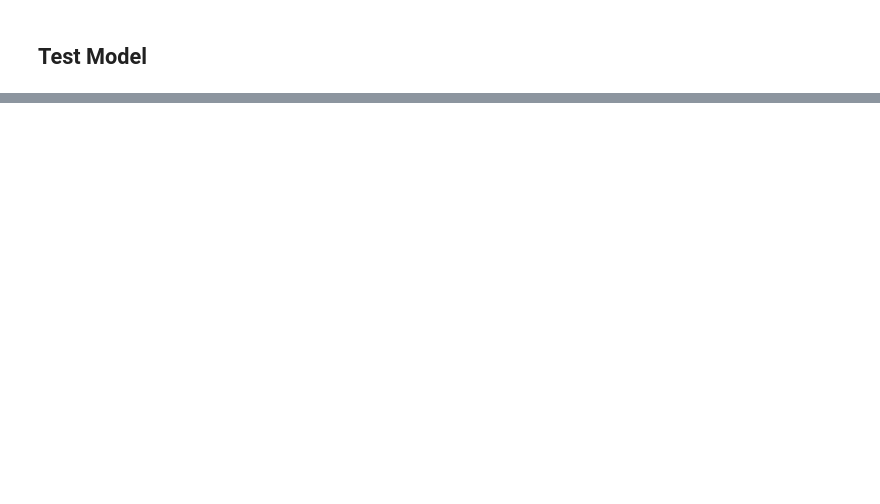
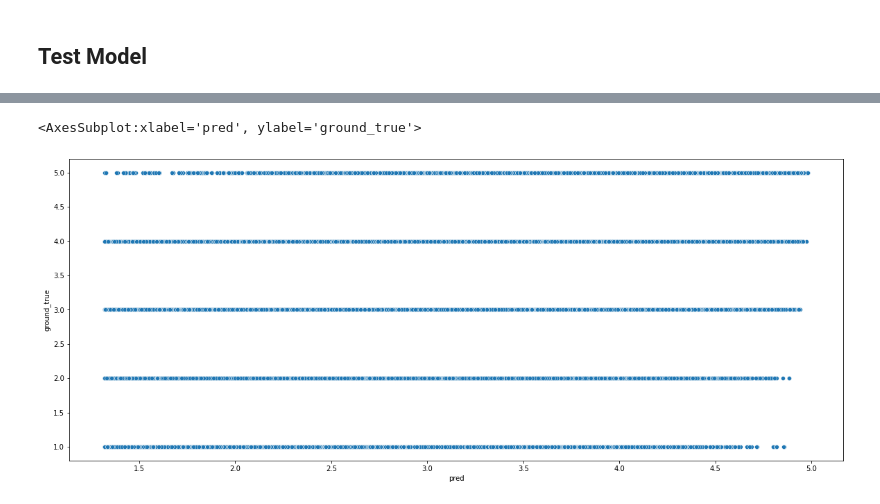
Before and after one commit to emremidilli/Movie-Recommender-System, a Jupyter notebook: Analysis.ipynb, the cells around one changed output, grey strips where cells are left out. Drawn from its saved outputs; the diff is of its cells as text; code cells hidden in the pictures; blank space fills up the shorter version.

```diff
--- a/Analysis.ipynb
+++ b/Analysis.ipynb
@@ -481,0 +420,10 @@ print('MSE: {}\nRMSE: {}\nMAE: {}\nR2: {}'.format(fMse, fRmse, fMae, fR2))
+# %%
+dfComparison = pd.DataFrame(index = ixTest)
+dfComparison['pred'] = pred
+dfComparison['ground_true'] = ground_true
+# %%
+plt.figure(figsize = (20, 8))
+sns.scatterplot(data = dfComparison, x = 'pred', y = 'ground_true')
+# %% [output]
+<AxesSubplot:xlabel='pred', ylabel='ground_true'>
+[figure, added]
```
Also changed, not shown: parts of 54 cells of this notebook, 1 other file.
